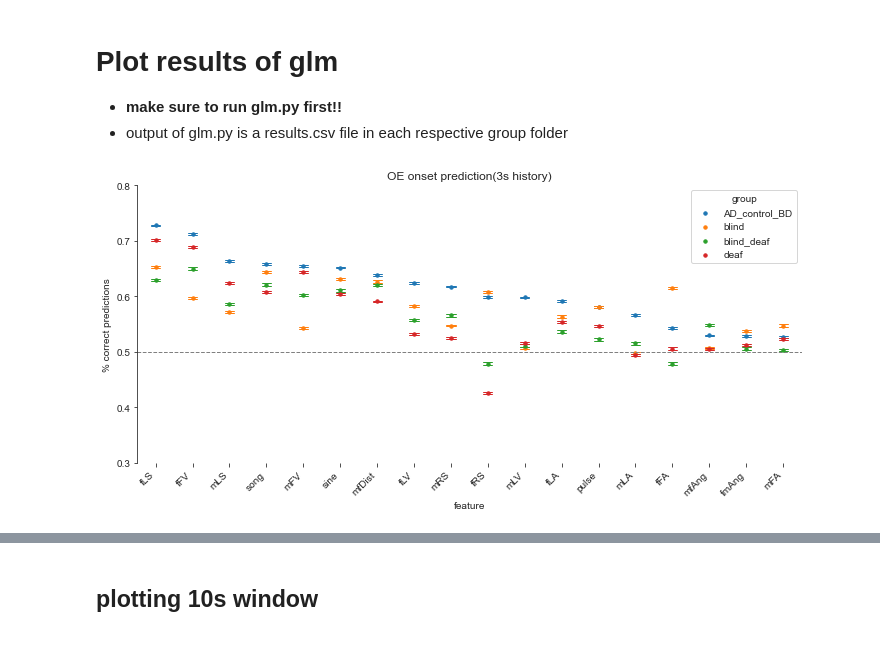
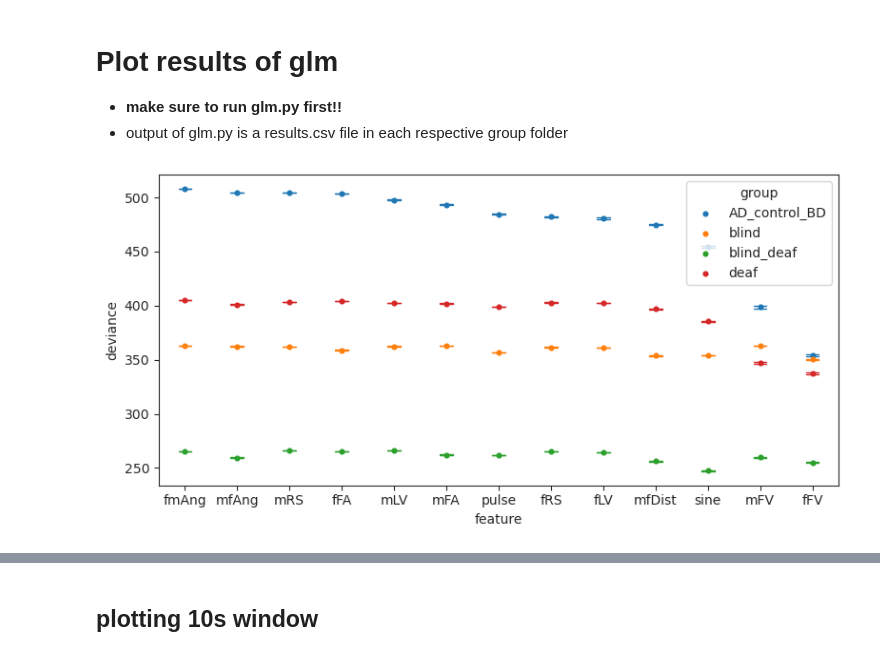
Before and after one commit to kylethieringer/edna_glm, a Jupyter notebook: notebooks/1b.glm_plot.ipynb, the cells around one changed output, grey strips where cells are left out. Saved outputs shown, nothing was run; the diff lists cells and outputs as text; code cells hidden in the pictures.

```diff
--- a/notebooks/1b.glm_plot.ipynb
+++ b/notebooks/1b.glm_plot.ipynb
@@ -9,7 +12,8 @@ import pandas as pd
 - output of glm.py is a results.csv file in each respective group folder
 # %%
 ### features to exclude from plots
-excludeftrs = ['wings', 'fmLS', 'fmFV', 'mfLS', 'mfFV']
+# excludeftrs = ['wings', 'fmLS', 'fmFV', 'mfLS', 'mfFV']
+excludeftrs = []
 # %%
 ### manipulated groups that were run together and their respective controls
 mani_Groups = [
@@ -25,40 +29,44 @@ geno_groups = [
     "LC31_Kir",
     "vpoEN_Kir"
 ]
+# %%
+resultsDir = '/run/user/1000/gvfs/smb-share:server=tigress-cifs.princeton.edu,share=fileset-mmurthy/Kyle/code/edna/results'
 # %%
 ### loading all results file into a big dataframe
-allResults_mani = pd.DataFrame(columns=['group','feature', 'pCor', 'f1_score', 'logloss'])
+allResults_mani = pd.DataFrame(columns=['group','feature', 'pCor', 'f1_score', 'logloss', 'deviance'])
 for group in mani_Groups:
-    results = pd.read_csv(rf'results/{group}/results.csv', usecols=['feature', 'pCor', 'f1_score', 'logloss'])
+    resultsfile = os.path.join(resultsDir, group, '450_results.csv')
+    results = pd.read_csv(resultsfile, usecols=['feature', 'pCor', 'f1_score', 'logloss', 'deviance'])
     results['group']=group
     allResults_mani = pd.concat([allResults_mani, results], ignore_index=True)
 
 ### loading all results file into a big dataframe
-allResults_geno = pd.DataFrame(columns=['group','feature', 'pCor', 'f1_score', 'logloss'])
+allResults_geno = pd.DataFrame(columns=['group','feature', 'pCor', 'f1_score', 'logloss', 'deviance'])
 for group in geno_groups:
-    results = pd.read_csv(rf'results/{group}/results.csv', usecols=['feature', 'pCor', 'f1_score', 'logloss'])
+    resultsfile = os.path.join(resultsDir, group, '450_results.csv')
+    results = pd.read_csv(resultsfile, usecols=['feature', 'pCor', 'f1_score', 'logloss','deviance'])
     results['group']=group
     allResults_geno = pd.concat([allResults_geno, results], ignore_index=True)
 # %%
 ### excluding unwanted features and determining the plot order based on the control group
 maniResults_simple = allResults_mani[~allResults_mani['feature'].isin(excludeftrs)]
-order = maniResults_simple[maniResults_simple['group']=='AD_control_BD'].groupby('feature').mean().sort_values('pCor', ascending=False)
+order = maniResults_simple[maniResults_simple['group']=='AD_control_BD'].groupby('feature').mean().sort_values('deviance', ascending=False)
 order = list(order.index)
 # %%
 ### plot one of the groups
 sns.set_style('ticks')
-plt.figure(figsize=(10,5))
-sns.pointplot(data=maniResults_simple, x='feature', y='pCor', hue='group',
+plt.figure(figsize=(8,4))
+sns.pointplot(data=maniResults_simple, x='feature', y='deviance', hue='group',
               dodge=False, join=False, order=order,
               scale=0.5, errorbar=('ci', 95), capsize=0.25, errwidth=1)
-plt.ylim(0.3,0.8)
-plt.axhline(y=0.5, ls='--', c='gray', lw=1)
-plt.xticks(rotation=45, ha='right')
-plt.ylabel('% correct predictions')
-plt.title('OE onset prediction(3s history)')
-sns.despine(bottom=True, trim=True)
-
+# plt.ylim(0.3,0.8)
+# # plt.axhline(y=0.5, ls='--', c='gray', lw=1)
+# plt.xticks(rotation=45, ha='right')
+# # plt.ylabel('% correct predictions')
+# plt.title('OE onset prediction(3s history)')
+# sns.despine(bottom=True, trim=True)
+#
 plt.tight_layout()
-plt.savefig('results/OE_onset_prediction_manipulated_3s.png')
+# plt.savefig('results/OE_onset_prediction_manipulated_3s.png')
 # %% [output]
-[figure, old version]
+[figure, new version]
```
Also changed, not shown: parts of 7 cells of this notebook, 11 other files.
